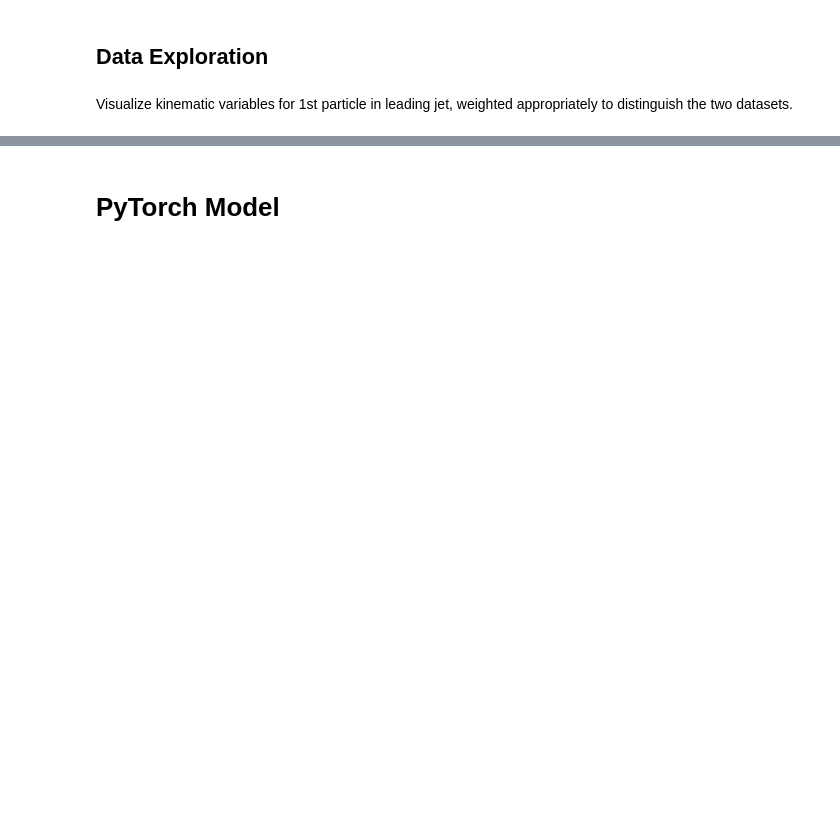
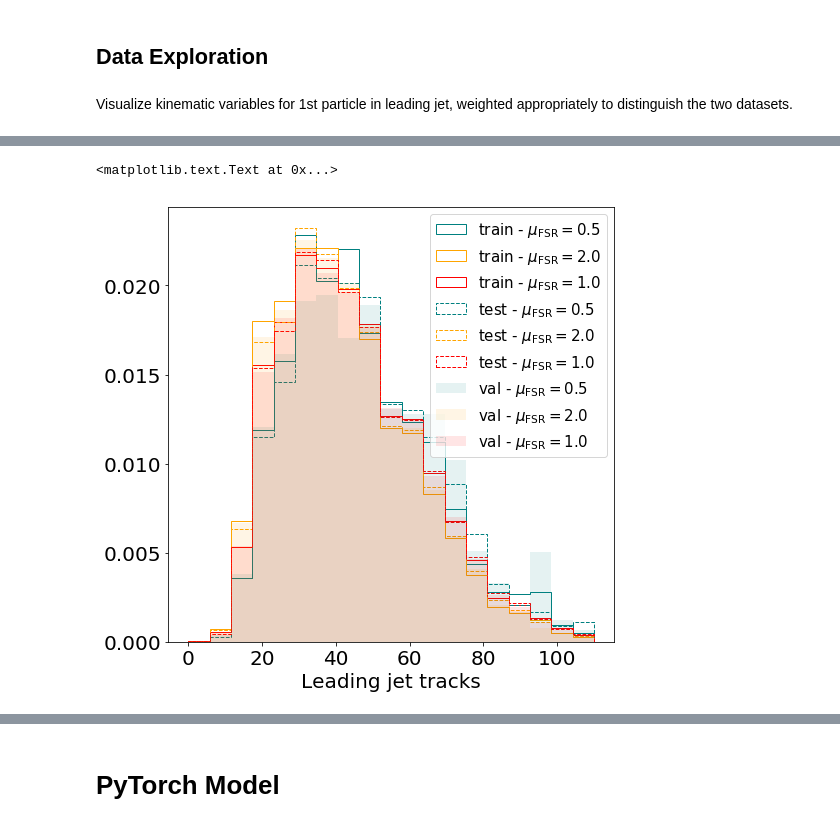
Before and after one commit to mickypaganini/mctuning, a Jupyter notebook: notebook.ipynb, the cells around one changed output, grey strips where cells are left out. Saved outputs shown, nothing was run; the diff lists cells and outputs as text; code cells hidden in the pictures; blank space fills up the shorter version.

```diff
--- a/notebook.ipynb
+++ b/notebook.ipynb
@@ -272,0 +336,5 @@ d[:].keys()
+# %%
+# d_test = DijetDataset(config_path, nevents=100000, max_len=MAX_LENGTH, min_lead_pt=500) # 1 min for 1000 events
+# # import cPickle as pickle
+# pickle.dump(d_test, open('./dataset_test_100k_l150.pkl', 'wb'), protocol=pickle.HIGHEST_PROTOCOL)
+d_test = pickle.load(open('./dataset_test_23ee122.pkl', 'r'))
@@ -332,0 +465,35 @@ for i in range(9):
+# %%
+plt.figure(figsize=(8,8))
+bins = np.linspace(0, 110, 20) #np.linspace(0, d[:]['nparticles'][:, 0].max(), 50)
+_ = plt.hist(d[:]['nparticles'][:, 0], weights=d[:]['weights_fsr05'], histtype='step', bins=bins,
+            label=r'train - $\mu_\mathrm{FSR} = 0.5$', normed=True, color='teal')
+
+_ = plt.hist(d[:]['nparticles'][:, 0], weights=d[:]['weights_fsr20'], histtype='step', bins=bins,
+            label=r'train - $\mu_\mathrm{FSR} = 2.0$', normed=True, color='orange')
+
+_ = plt.hist(d[:]['nparticles'][:, 0], weights=d[:]['weights_Baseline'], histtype='step', bins=bins,
+            label=r'train - $\mu_\mathrm{FSR} = 1.0$', normed=True, color='red')
+
+_ = plt.hist(d_test[:]['nparticles'][:, 0], weights=d_test[:]['weights_fsr05'], histtype='step', bins=bins,
+            label=r'test - $\mu_\mathrm{FSR} = 0.5$', normed=True, color='teal', linestyle='dashed')
+
+_ = plt.hist(d_test[:]['nparticles'][:, 0], weights=d_test[:]['weights_fsr20'], histtype='step', bins=bins,
+            label=r'test - $\mu_\mathrm{FSR} = 2.0$', normed=True, color='orange', linestyle='dashed')
+
+_ = plt.hist(d_test[:]['nparticles'][:, 0], weights=d_test[:]['weights_Baseline'], histtype='step', bins=bins,
+            label=r'test - $\mu_\mathrm{FSR} = 1.0$', normed=True, color='red', linestyle='dashed')
+
+_ = plt.hist(d_val[:]['nparticles'][:, 0], weights=d_val[:]['weights_fsr05'], histtype='stepfilled', bins=bins,
+            label=r'val - $\mu_\mathrm{FSR} = 0.5$', normed=True, color='teal', alpha=0.1)
+
+_ = plt.hist(d_val[:]['nparticles'][:, 0], weights=d_val[:]['weights_fsr20'], histtype='stepfilled', bins=bins,
+            label=r'val - $\mu_\mathrm{FSR} = 2.0$', normed=True, color='orange', alpha=0.1)
+
+_ = plt.hist(d_val[:]['nparticles'][:, 0], weights=d_val[:]['weights_Baseline'], histtype='stepfilled', bins=bins,
+            label=r'val - $\mu_\mathrm{FSR} = 1.0$', normed=True, color='red', alpha=0.1)
+
+plt.legend(fontsize=15)
+plt.xlabel('Leading jet tracks')
+# %% [output]
+<matplotlib.text.Text at 0x...>
+[figure, added]
```
Also changed, not shown: parts of 183 cells of this notebook.
